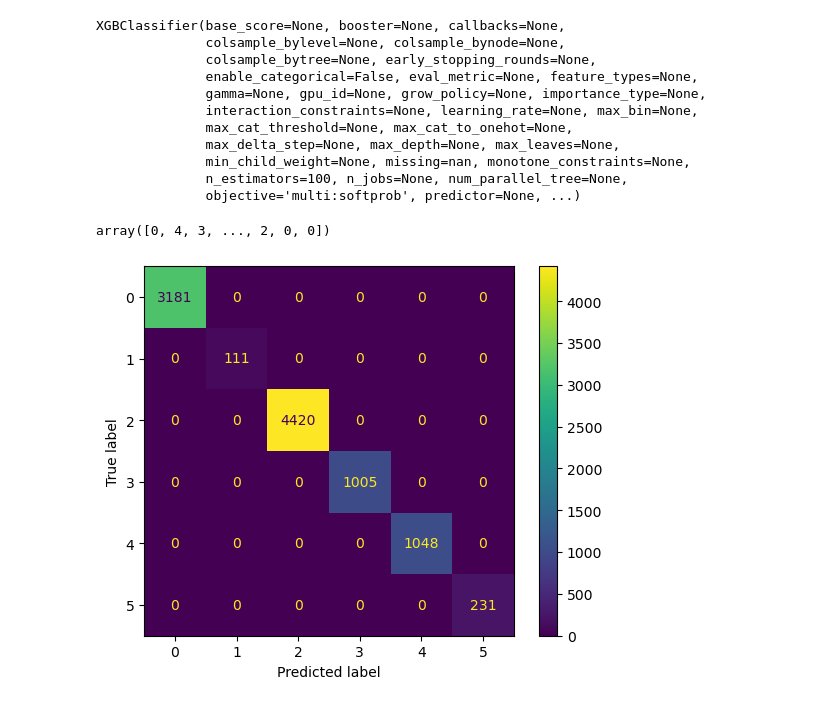
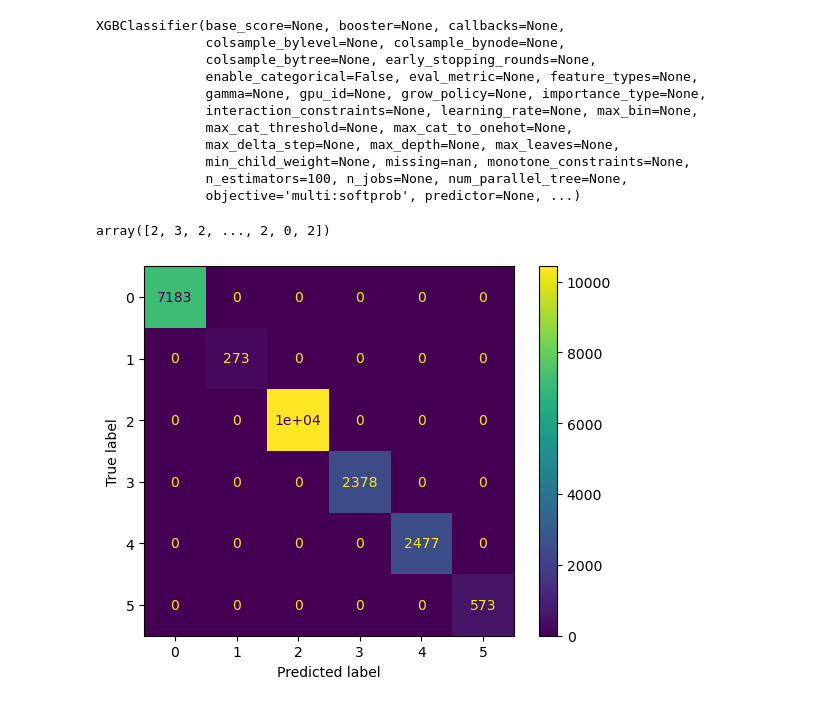
Before and after one commit to bashiralam185/Final_year_project, a Jupyter notebook: Datasets/classification models/Untitled.ipynb, the cells around one changed output. Drawn from its saved outputs; the diff is of its cells as text; code cells hidden in the pictures.

```diff
--- a/Datasets/classification models/Untitled.ipynb
+++ b/Datasets/classification models/Untitled.ipynb
@@ -527,25 +527,25 @@ XGBClassifier(base_score=None, booster=None, callbacks=None,
               objective='multi:softprob', predictor=None, ...)
 # %%
 # testing the model
-xgboost_preds = xgboost_clf.predict(X_test)
+xgboost_preds = xgboost_clf.predict(X_train)
 # %%
 xgboost_preds
 # %% [output]
-array([0, 4, 3, ..., 2, 0, 0])
+array([2, 3, 2, ..., 2, 0, 2])
 # %%
 # importing modules
 import matplotlib.pyplot as plt
 from sklearn.metrics import confusion_matrix, ConfusionMatrixDisplay
 
 # confusion matrix plotting
-cm = confusion_matrix(y_test,xgboost_preds, labels=xgboost_clf.classes_)
+cm = confusion_matrix(y_train,xgboost_preds, labels=xgboost_clf.classes_)
 
 # labelling
 disp = ConfusionMatrixDisplay(confusion_matrix=cm, display_labels=xgboost_clf.classes_)
 disp.plot()
 plt.show()
 # %% [output]
-[figure, old version]
+[figure, new version]
 # %%
 # # importing the module
 # from sklearn.metrics import accuracy_score
```
Also changed, not shown: parts of 11 cells of this notebook, 5 other files.
